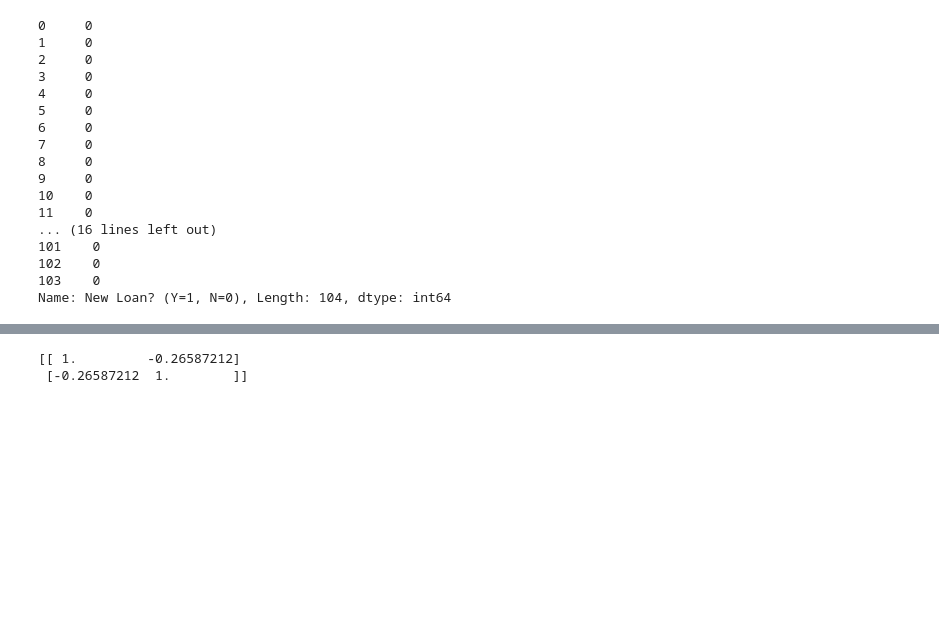
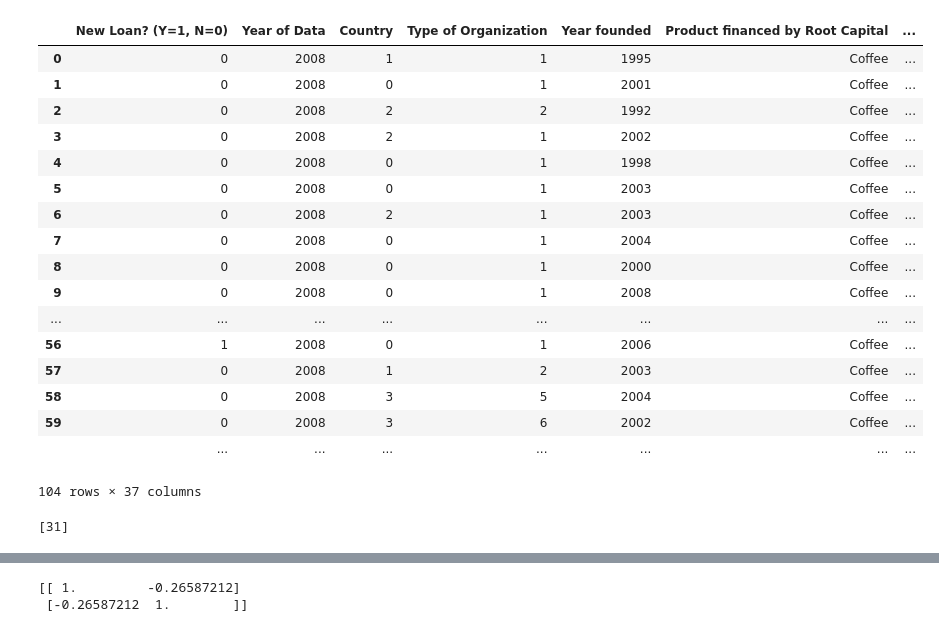
Before and after one commit to readymadeus/ReadyMade, a Jupyter notebook: Tranformations.ipynb, the cells around one changed output, grey strips where cells are left out. Saved outputs shown, nothing was run; the diff lists cells and outputs as text; code cells hidden in the pictures; blank space fills up the shorter version.

```diff
--- a/Tranformations.ipynb
+++ b/Tranformations.ipynb
@@ -65,22 +65,27 @@ dtypes: float64(31), int64(5), object(1)
-# %%
-csvf.set_index(csvf.columns[3],inplace=True)
-# %%
-csvf[csvf.columns[0]]
-# %% [output]
-0     0
-1     0
-2     0
-3     0
-4     0
-5     0
-6     0
-7     0
-8     0
-9     0
-10    0
-11    0
-... (16 lines left out)
-101    0
-102    0
-103    0
-Name: New Loan? (Y=1, N=0), Length: 104, dtype: int64
+# %%
+csvf
+# %% [output]
+|  | New Loan? (Y=1, N=0) | Year of Data | Country | Type of Organization | Year founded | Product financed by Root Capital | ... |
+| 0 | 0 | 2008 | 1 | 1 | 1995 | Coffee | ... |
+| 1 | 0 | 2008 | 0 | 1 | 2001 | Coffee | ... |
+| 2 | 0 | 2008 | 2 | 2 | 1992 | Coffee | ... |
+| 3 | 0 | 2008 | 2 | 1 | 2002 | Coffee | ... |
+| 4 | 0 | 2008 | 0 | 1 | 1998 | Coffee | ... |
+| 5 | 0 | 2008 | 0 | 1 | 2003 | Coffee | ... |
+| 6 | 0 | 2008 | 2 | 1 | 2003 | Coffee | ... |
+| 7 | 0 | 2008 | 0 | 1 | 2004 | Coffee | ... |
+| 8 | 0 | 2008 | 0 | 1 | 2000 | Coffee | ... |
+| 9 | 0 | 2008 | 0 | 1 | 2008 | Coffee | ... |
+| ... | ... | ... | ... | ... | ... | ... | ... |
+| 56 | 1 | 2008 | 0 | 1 | 2006 | Coffee | ... |
+| 57 | 0 | 2008 | 1 | 2 | 2003 | Coffee | ... |
+| 58 | 0 | 2008 | 3 | 5 | 2004 | Coffee | ... |
+| 59 | 0 | 2008 | 3 | 6 | 2002 | Coffee | ... |
+|  | ... | ... | ... | ... | ... | ... | ... |
+104 rows × 37 columns
+# %%
+c1='Total assets (US$)'
+#csvf[c1 == 3437195].index.tolist()
+csvf[csvf[c1]==13884435].index.tolist()
+# %% [output]
+[31]
```
Also changed, not shown: parts of 13 cells of this notebook, 59 other files.
